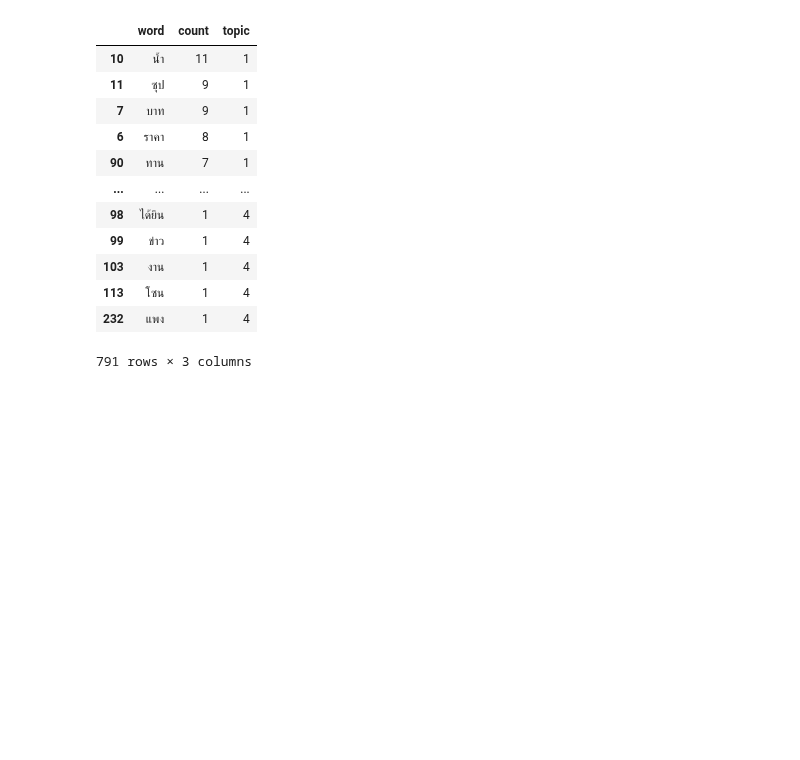
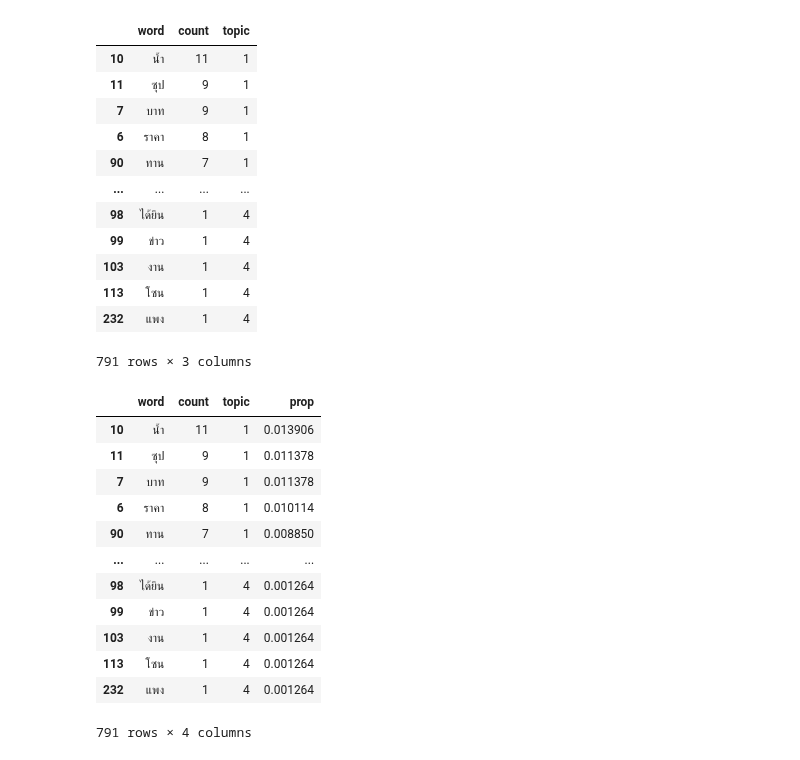
Before and after one commit to PisutSukpool/CRM-Analytics, a Jupyter notebook: Homework 11/Wongnai Review Analysis.ipynb, the cells around one changed output. Saved outputs shown, nothing was run; the diff lists cells and outputs as text; code cells hidden in the pictures; blank space fills up the shorter version.

```diff
--- a/Homework 11/Wongnai Review Analysis.ipynb
+++ b/Homework 11/Wongnai Review Analysis.ipynb
@@ -298,3 +300,22 @@ count_words_all
 | 113 | โซน | 1 | 4 |
 | 232 | แพง | 1 | 4 |
 791 rows × 3 columns
+# %%
+index = count_words_all.index
+number_words = len(index)
+count_words_all['prop'] = count_words_all['count']/number_words
+count_words_all
+# %% [output]
+|  | word | count | topic | prop |
+| 10 | น้ำ | 11 | 1 | 0.013906 |
+| 11 | ซุป | 9 | 1 | 0.011378 |
+| 7 | บาท | 9 | 1 | 0.011378 |
+| 6 | ราคา | 8 | 1 | 0.010114 |
+| 90 | ทาน | 7 | 1 | 0.008850 |
+| ... | ... | ... | ... | ... |
+| 98 | ได้ยิน | 1 | 4 | 0.001264 |
+| 99 | ข่าว | 1 | 4 | 0.001264 |
+| 103 | งาน | 1 | 4 | 0.001264 |
+| 113 | โซน | 1 | 4 | 0.001264 |
+| 232 | แพง | 1 | 4 | 0.001264 |
+791 rows × 4 columns
```
Also changed, not shown: parts of 9 cells of this notebook.
